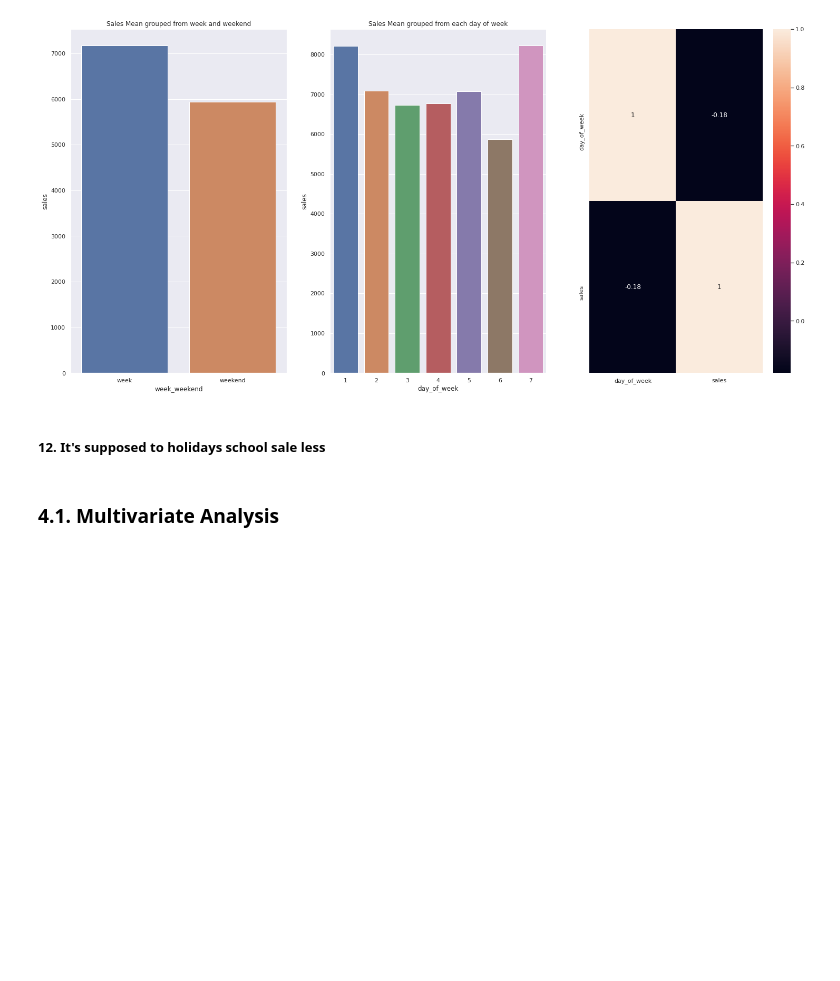
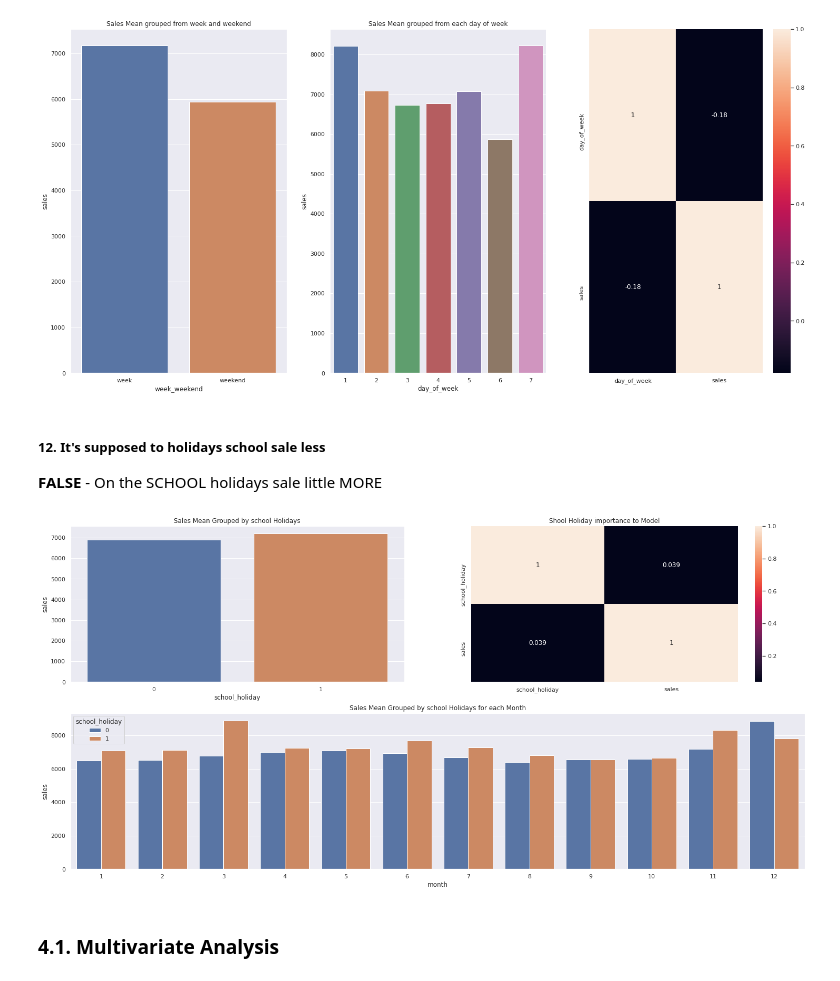
Before and after one commit to diegopmayer/rossman_sales_forecast, a Jupyter notebook: exploratory_data_analysis.ipynb, the cells around one changed output. Saved outputs shown, nothing was run; the diff lists cells and outputs as text; code cells hidden in the pictures; blank space fills up the shorter version.

```diff
--- a/exploratory_data_analysis.ipynb
+++ b/exploratory_data_analysis.ipynb
@@ -1123,5 +1123,22 @@ sns.heatmap(df4[['day_of_week', 'sales']].corr(method='pearson'), annot=True);
 [figure]
 # %% [markdown]
 #####  12. It's supposed to holidays school sale less
+**FALSE** - On the SCHOOL holidays sale little MORE
+# %%
+school_holiday = df4[['month', 'school_holiday', 'sales']].groupby('school_holiday').mean().reset_index()
+
+grid = GridSpec(2,2)
+
+plt.subplot(grid[0,0], title='Sales Mean Grouped by school Holidays')
+sns.barplot(x='school_holiday', y='sales', data=school_holiday);
+
+plt.subplot(grid[0,1], title='Shool Holiday importance to Model')
+sns.heatmap(df4[['school_holiday', 'sales']].corr(method='pearson'), annot=True);
+
+plt.subplot(grid[1,:], title='Sales Mean Grouped by school Holidays for each Month')
+school_h_month = df4[['month', 'school_holiday', 'sales']].groupby(['month', 'school_holiday']).mean().reset_index()
+sns.barplot(x='month', hue='school_holiday', y='sales', data=school_h_month);
+# %% [output]
+[figure, added]
 # %% [markdown]
 ### 4.1. Multivariate Analysis
```
